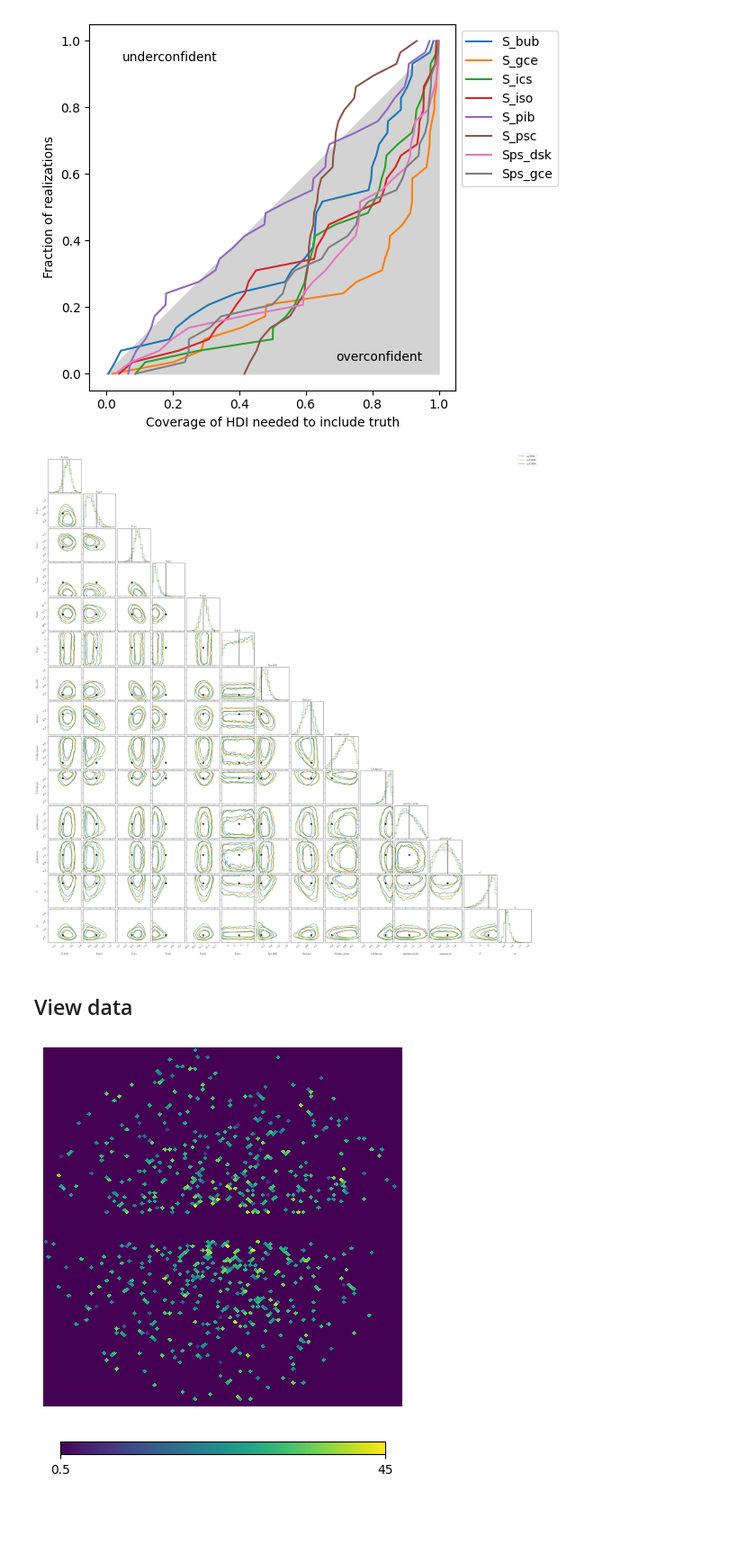
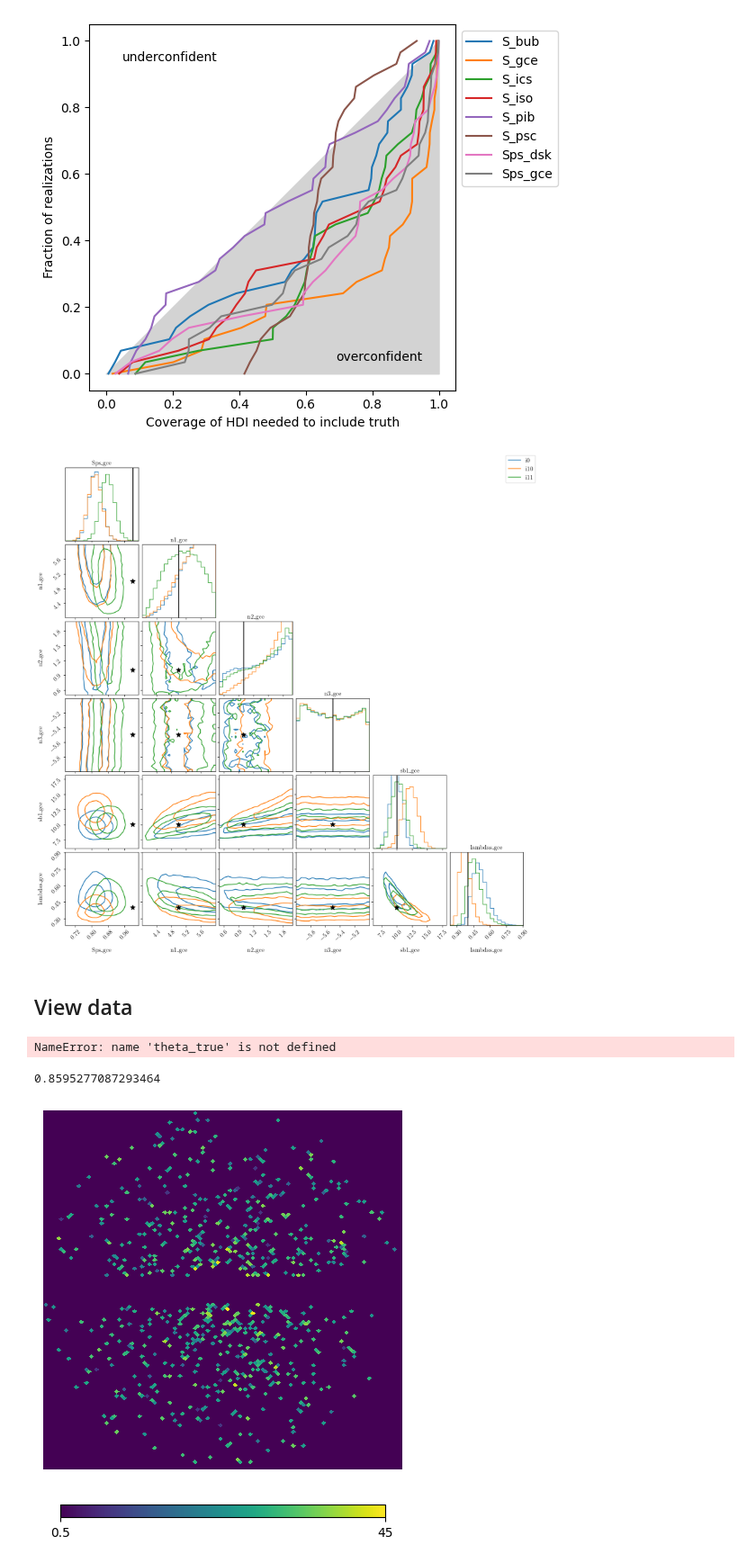
Before and after one commit to smsharma/fermi-prob-prog, a Jupyter notebook: production/1.ipynb, the cells around one changed output. Shown at 90% size. Saved outputs shown, nothing was run; the diff lists cells and outputs as text; code cells hidden in the pictures; blank space fills up the shorter version.

```diff
--- a/production/1.ipynb
+++ b/production/1.ipynb
@@ -349,7 +356,25 @@ labels_dict = {'svi' : 'SVI'}
-# %%
-multi_corner(s_in, labels, point_est=t_in, colors_dict=colors_dict, labels_dict=labels_dict)
-# %% [output]
-[figure, removed]
+# %%
+labels = list(z.keys())
+s_in = {}
+labels_dict = {}
+for i in [0, 10, 11]:
+    key = f'i{i}'
+    s = pickle.load(open(f'../outputs/fit/svi_240817_singledeltapsf/svi_samples_i{i}_n50000_ns10000.p', 'rb'))
+    s_in[key] = {k: s[k] for k in labels}
+    labels_dict[key] = key
+
+truth_dict = json.load(open('truth_dict_flat.json', 'r'))
+t_in = {k: truth_dict[k] for k in labels}
+
+colors_dict = {
+    'i0' : 'C0',
+    'i10' : 'C1',
+    'i11' : 'C2',
+}
+
+multi_corner(s_in, labels, point_est=t_in, colors_dict=colors_dict, labels_dict=labels_dict)
+# %% [output]
+[figure, added]
 # %% [markdown]
 ## View data
 # %%
@@ -361,3 +387,13 @@ m = np.load("mask_norm.npy")
+# %%
+theta_true
+# %% [output]
+NameError: name 'theta_true' is not defined
+# %%
+dfull = np.zeros((100, hp.nside2npix(128)))
+dfull[:, ~mn] = d
+np.mean(dfull[:,~mr])
+# %% [output]
+0.8595277087293464
 # %%
 dfull = np.zeros(hp.nside2npix(128))
 dfull[~m] = d[0]
```
Also changed, not shown: parts of 8 cells of this notebook, 1 other file.
